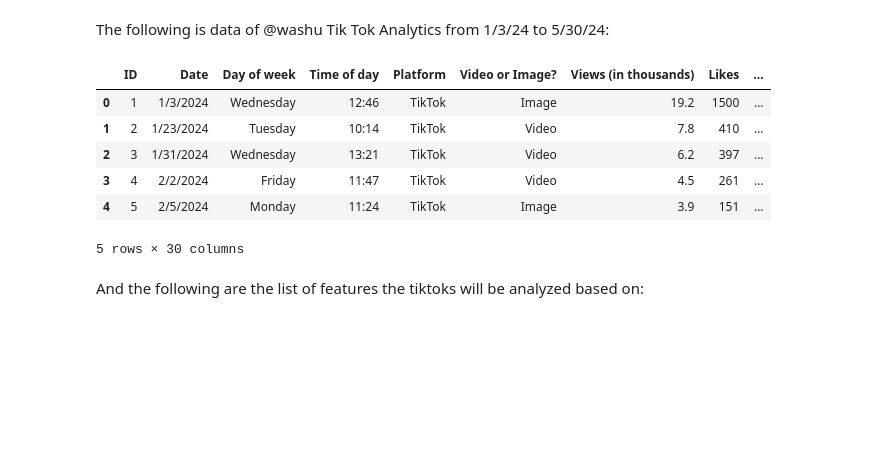
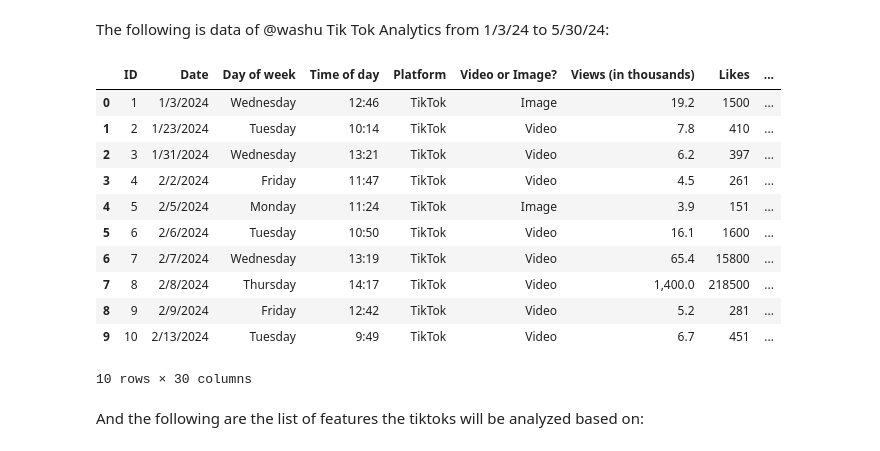
Before and after one commit to hjake22/washusocial24summerintern, a Jupyter notebook: exploringTikTokAnalytics.ipynb, the cells around one changed output. Drawn from its saved outputs; the diff is of its cells as text; code cells hidden in the pictures; blank space fills up the shorter version.

```diff
--- a/exploringTikTokAnalytics.ipynb
+++ b/exploringTikTokAnalytics.ipynb
@@ -15,15 +29,20 @@ import matplotlib.pyplot as plt
 # %% [markdown]
 The following is data of @washu Tik Tok Analytics from 1/3/24 to 5/30/24:
 # %%
-data.head()
+data.head(10)
 # %% [output]
 |  | ID | Date | Day of week | Time of day | Platform | Video or Image? | Views (in thousands) | Likes | ... |
 | 0 | 1 | 1/3/2024 | Wednesday | 12:46 | TikTok | Image | 19.2 | 1500 | ... |
 | 1 | 2 | 1/23/2024 | Tuesday | 10:14 | TikTok | Video | 7.8 | 410 | ... |
 | 2 | 3 | 1/31/2024 | Wednesday | 13:21 | TikTok | Video | 6.2 | 397 | ... |
 | 3 | 4 | 2/2/2024 | Friday | 11:47 | TikTok | Video | 4.5 | 261 | ... |
 | 4 | 5 | 2/5/2024 | Monday | 11:24 | TikTok | Image | 3.9 | 151 | ... |
+| 5 | 6 | 2/6/2024 | Tuesday | 10:50 | TikTok | Video | 16.1 | 1600 | ... |
+| 6 | 7 | 2/7/2024 | Wednesday | 13:19 | TikTok | Video | 65.4 | 15800 | ... |
+| 7 | 8 | 2/8/2024 | Thursday | 14:17 | TikTok | Video | 1,400.0 | 218500 | ... |
+| 8 | 9 | 2/9/2024 | Friday | 12:42 | TikTok | Video | 5.2 | 281 | ... |
+| 9 | 10 | 2/13/2024 | Tuesday | 9:49 | TikTok | Video | 6.7 | 451 | ... |
-5 rows × 30 columns
+10 rows × 30 columns
 # %% [markdown]
 And the following are the list of features the tiktoks will be analyzed based on:
 # %%
```
Also changed, not shown: parts of 23 cells of this notebook.
